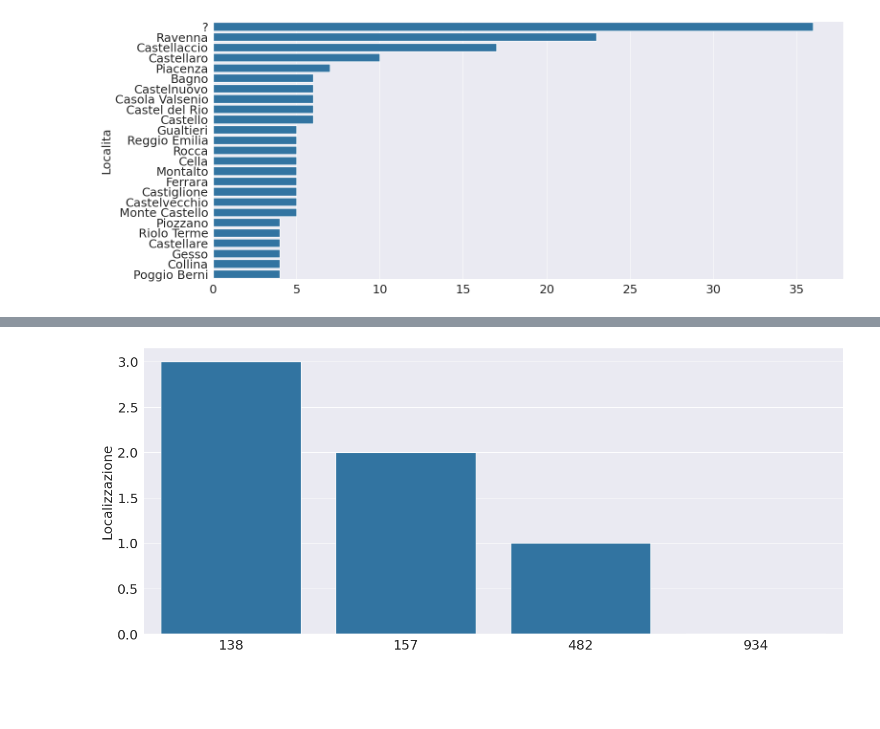
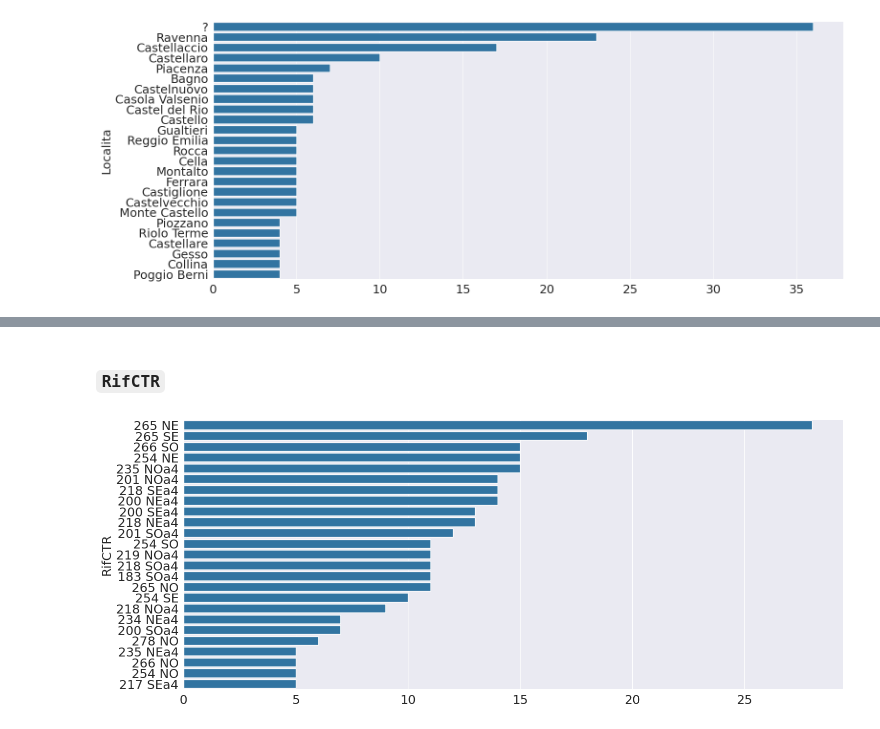
Before and after one commit to sbrzt/castelli, a Jupyter notebook: castles.ipynb, the cells around one changed output, grey strips where cells are left out. Cells and saved outputs as stored; diff of their text form; code cells hidden in the pictures; blank space fills up the shorter version.

Commit message:
FEAT: update castles.ipynb

```diff
--- a/castles.ipynb
+++ b/castles.ipynb
@@ -160,6 +200,8 @@ plt.show()
+# %% [markdown]
+### `RifCTR`
 # %%
-localization_counts = castles['Localizzazione'].value_counts().head(25)
-sns.barplot(y=localization_counts.index, x=localization_counts.values)
+rifctr_counts = castles['RifCTR'].value_counts().head(25)
+sns.barplot(y=rifctr_counts.index, x=rifctr_counts.values)
 plt.show()
 # %% [output]
-[figure, old version]
+[figure, new version]
```
Also changed, not shown: parts of 31 cells of this notebook.
